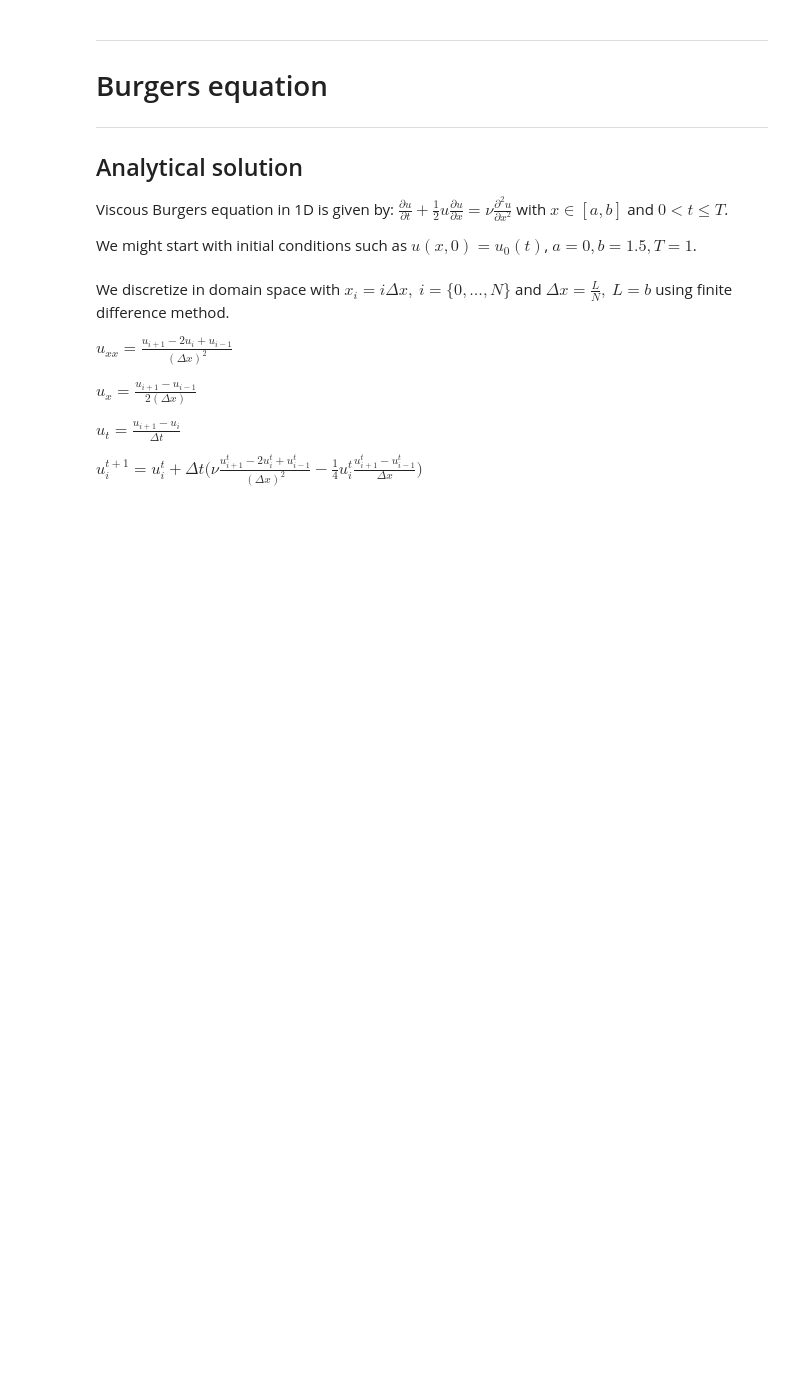
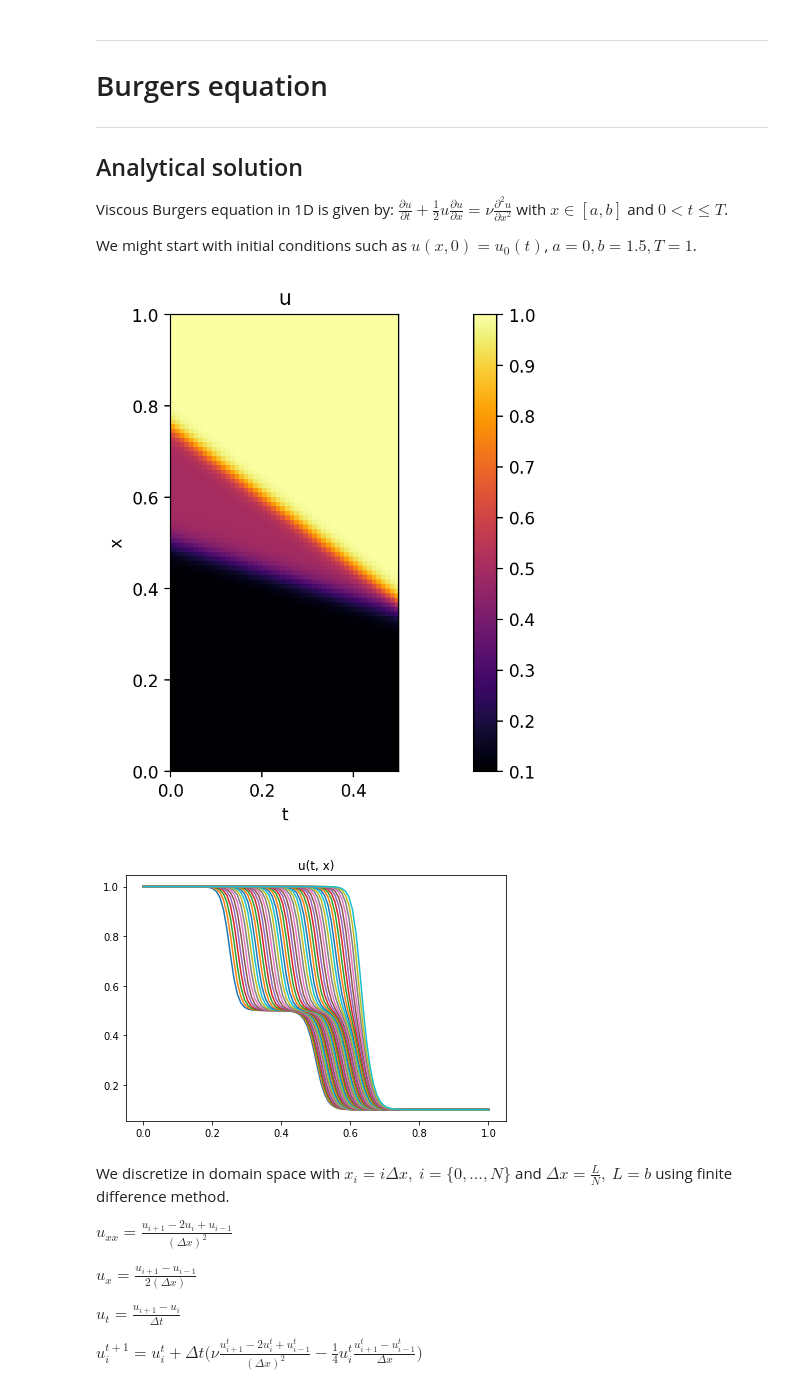
Before and after one commit to vdesgrange/closure-model, a Jupyter notebook: experiments/burgers_equation_analytical_experiments.ipynb, the cells around one changed output. Saved outputs shown, nothing was run; the diff lists cells and outputs as text; code cells hidden in the pictures; blank space fills up the shorter version.

```diff
--- a/experiments/burgers_equation_analytical_experiments.ipynb
+++ b/experiments/burgers_equation_analytical_experiments.ipynb
@@ -31,8 +31,11 @@ t_max = 0.5
 nu = 0.003
 # %%
 u_true = get_burgers(t_max, t_min, x_max, x_min, t_n, x_n, nu)
-show_state(u_true.T, 'u', 't', 'x')
+show_state(u_true.T, 'u', 't', 'x', [t_min, t_max, x_min, x_max])
 simple_plotter(u_true, 'u(t, x)')
+# %% [output]
+[figure, added]
+[figure, added]
 # %% [markdown]
 We discretize in domain space with $x_i = i \Delta x,\ i=\{0, \dots, N\}$ and $\Delta x = \frac{L}{N},\ L=b$ using finite difference method.
 
```
Also changed, not shown: parts of 15 cells of this notebook, 2 other files.
